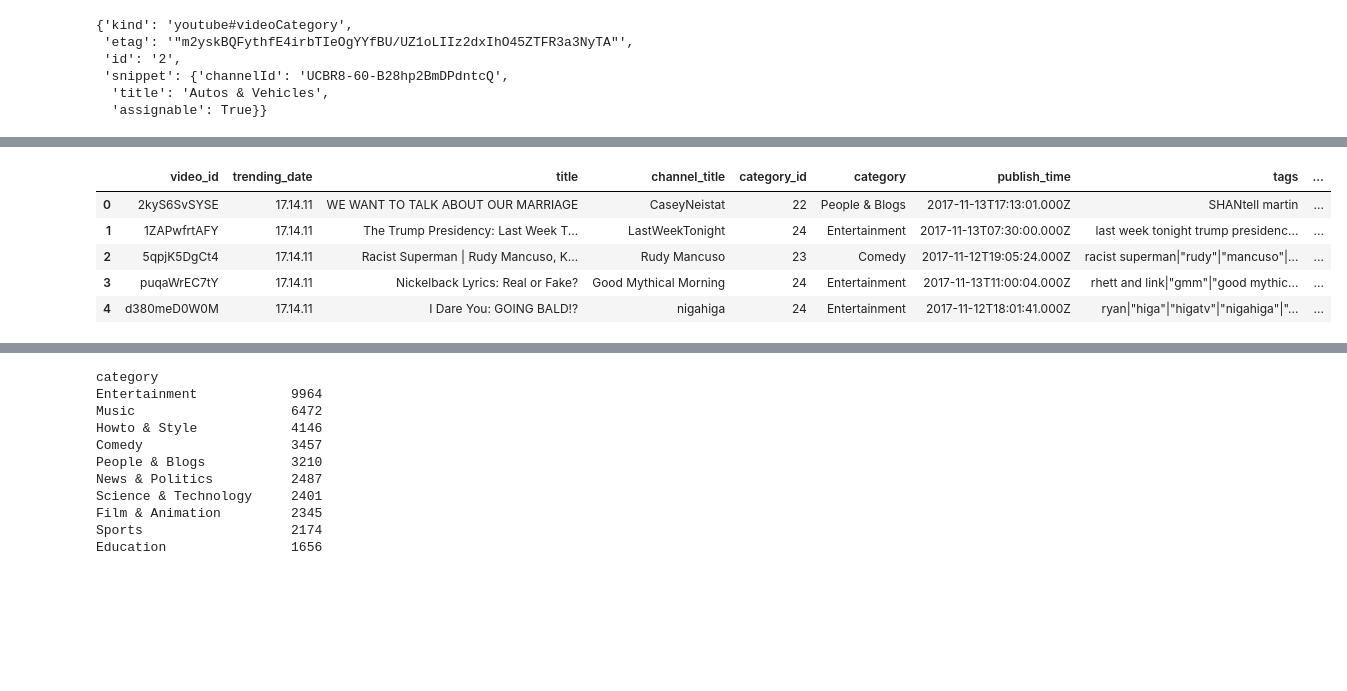
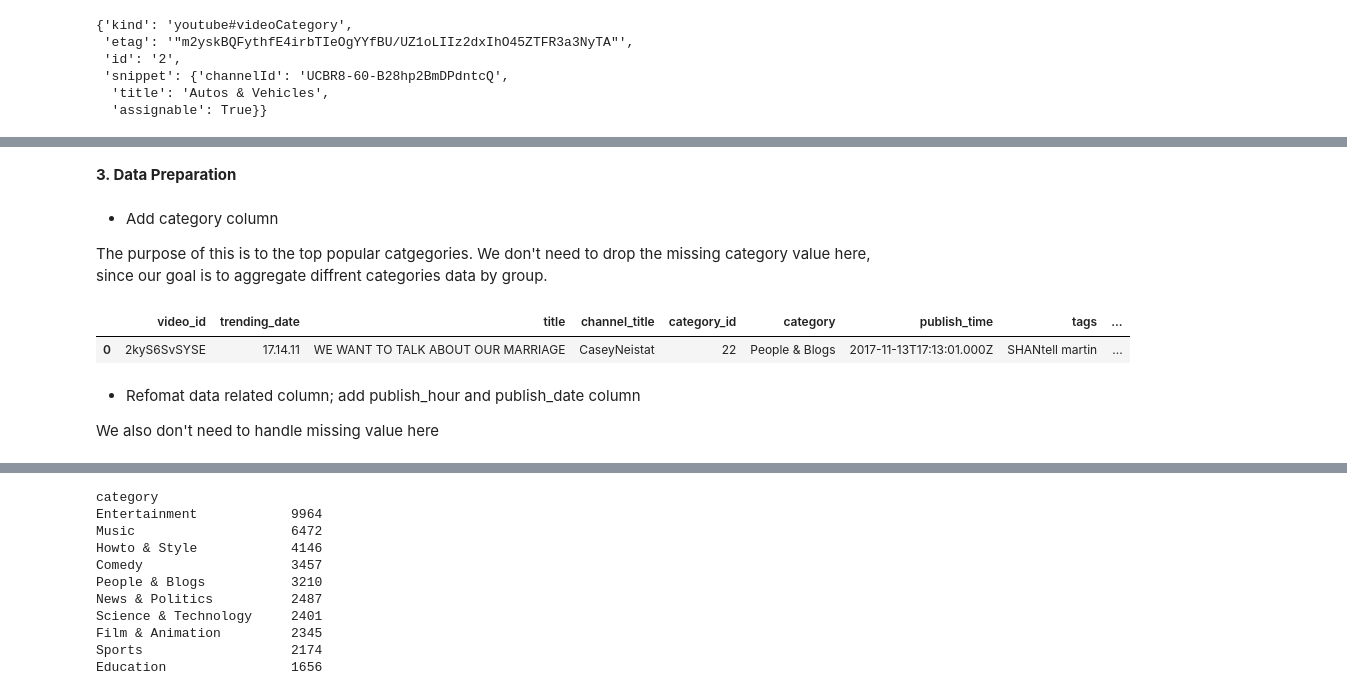
Before and after one commit to cfyhmyx/youtube_trending_video_exploration, a Jupyter notebook: youtube-trending-video-exploration-in-us.ipynb, the cells around one changed output, grey strips where cells are left out. Saved outputs shown, nothing was run; the diff lists cells and outputs as text; code cells hidden in the pictures; blank space fills up the shorter version.

```diff
--- a/youtube-trending-video-exploration-in-us.ipynb
+++ b/youtube-trending-video-exploration-in-us.ipynb
@@ -119,18 +71,20 @@ memory usage: 4.2+ MB
+# %% [markdown]
+**3. Data Preparation**
+# %% [markdown]
+* Add category column
+
+The purpose of this is to the top popular catgegories. We don't need to drop the missing category value here, since our goal is to aggregate diffrent categories data by group.
 # %%
-#us_videos = us_videos.drop(columns=['category'])
-
+# us_videos dataframe has a column categroy_id, by using this we could join us_videos_categories and add a new 'category' column which has category title
 id_to_title = {}
-
 for item in us_videos_categories['items']:
     id_to_title[item['id']] = item['snippet']['title']
-
 us_videos.insert(5, 'category', us_videos['category_id'].astype(str).map(id_to_title))
-
-us_videos.head()
+us_videos.head(1)
 # %% [output]
 |  | video_id | trending_date | title | channel_title | category_id | category | publish_time | tags | ... |
 | 0 | 2kyS6SvSYSE | 17.14.11 | WE WANT TO TALK ABOUT OUR MARRIAGE | CaseyNeistat | 22 | People & Blogs | 2017-11-13T17:13:01.000Z | SHANtell martin | ... |
-| 1 | 1ZAPwfrtAFY | 17.14.11 | The Trump Presidency: Last Week T... | LastWeekTonight | 24 | Entertainment | 2017-11-13T07:30:00.000Z | last week tonight trump presidenc... | ... |
-| 2 | 5qpjK5DgCt4 | 17.14.11 | Racist Superman | Rudy Mancuso, K... | Rudy Mancuso | 23 | Comedy | 2017-11-12T19:05:24.000Z | racist superman|"rudy"|"mancuso"|... | ... |
-| 3 | puqaWrEC7tY | 17.14.11 | Nickelback Lyrics: Real or Fake? | Good Mythical Morning | 24 | Entertainment | 2017-11-13T11:00:04.000Z | rhett and link|"gmm"|"good mythic... | ... |
-| 4 | d380meD0W0M | 17.14.11 | I Dare You: GOING BALD!? | nigahiga | 24 | Entertainment | 2017-11-12T18:01:41.000Z | ryan|"higa"|"higatv"|"nigahiga"|"... | ... |
+# %% [markdown]
+* Refomat data related column; add publish_hour and publish_date column
+
+We also don't need to handle missing value here
```
Also changed, not shown: parts of 44 cells of this notebook.
